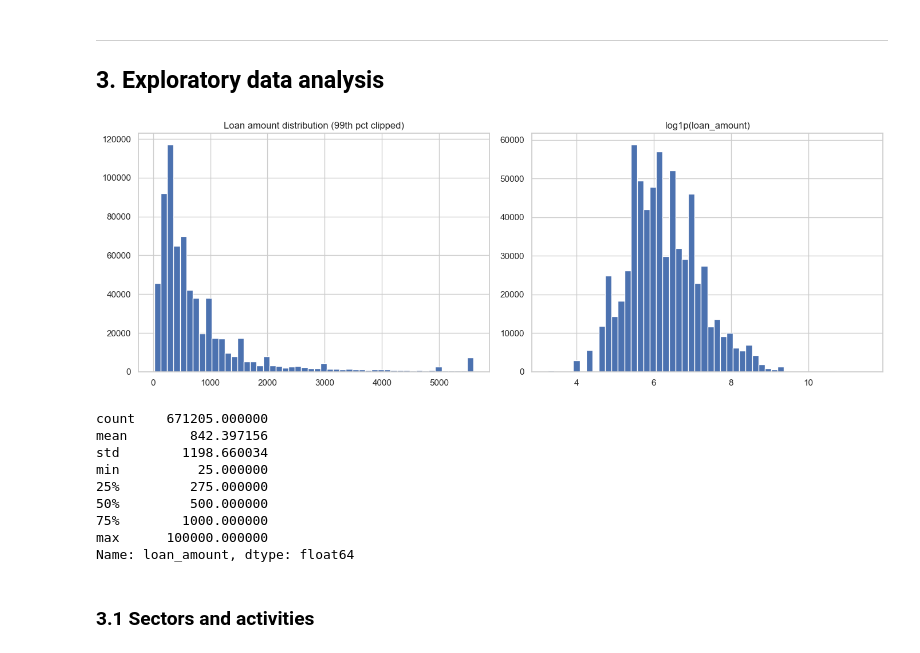
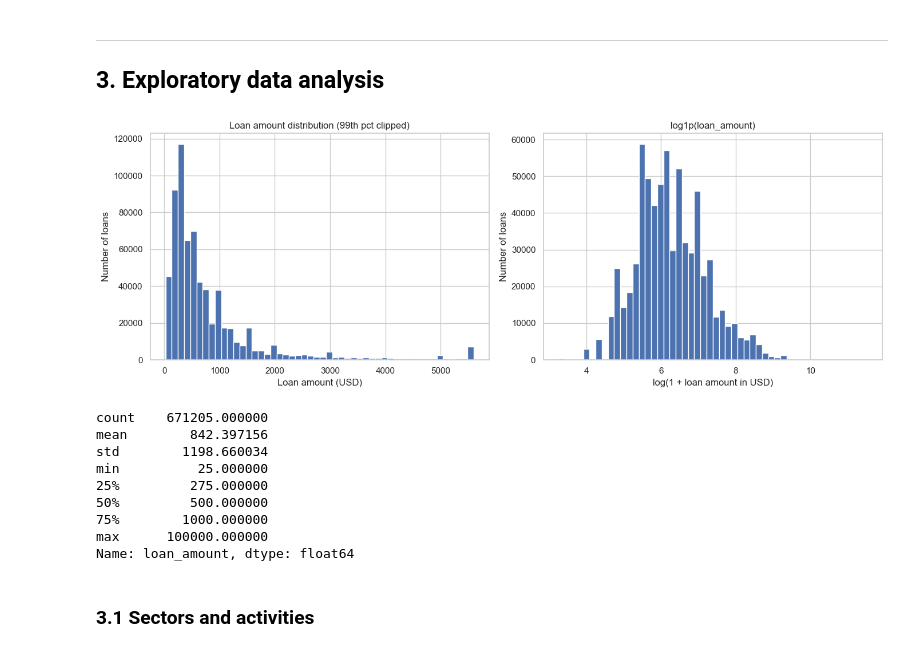
Before and after one commit to alvenyuka/Kiva-Loans-Microfinance-Analytics, a Jupyter notebook: Kiva_Loans_Microfinance_Analytics.ipynb, the cells around one changed output. Saved outputs shown, nothing was run; the diff lists cells and outputs as text; code cells hidden in the pictures.

```diff
--- a/Kiva_Loans_Microfinance_Analytics.ipynb
+++ b/Kiva_Loans_Microfinance_Analytics.ipynb
@@ -144,15 +144,19 @@ funded_amount > loan_amount (should be 0 or near-0): 2
 # %%
 fig, axes = plt.subplots(1, 2, figsize=(14, 5))
 axes[0].hist(df["loan_amount"].clip(upper=df["loan_amount"].quantile(0.99)), bins=50)
 axes[0].set_title("Loan amount distribution (99th pct clipped)")
+axes[0].set_xlabel("Loan amount (USD)")
+axes[0].set_ylabel("Number of loans")
 axes[1].hist(np.log1p(df["loan_amount"]), bins=50)
 axes[1].set_title("log1p(loan_amount)")
+axes[1].set_xlabel("log(1 + loan amount in USD)")
+axes[1].set_ylabel("Number of loans")
 plt.tight_layout()
 plt.show()
 
 print(df["loan_amount"].describe())
 # %% [output]
-[figure, old version]
+[figure, new version]
 count    671205.000000
 mean        842.397156
 std        1198.660034
```
Also changed, not shown: parts of 33 cells of this notebook, 7 other files.
